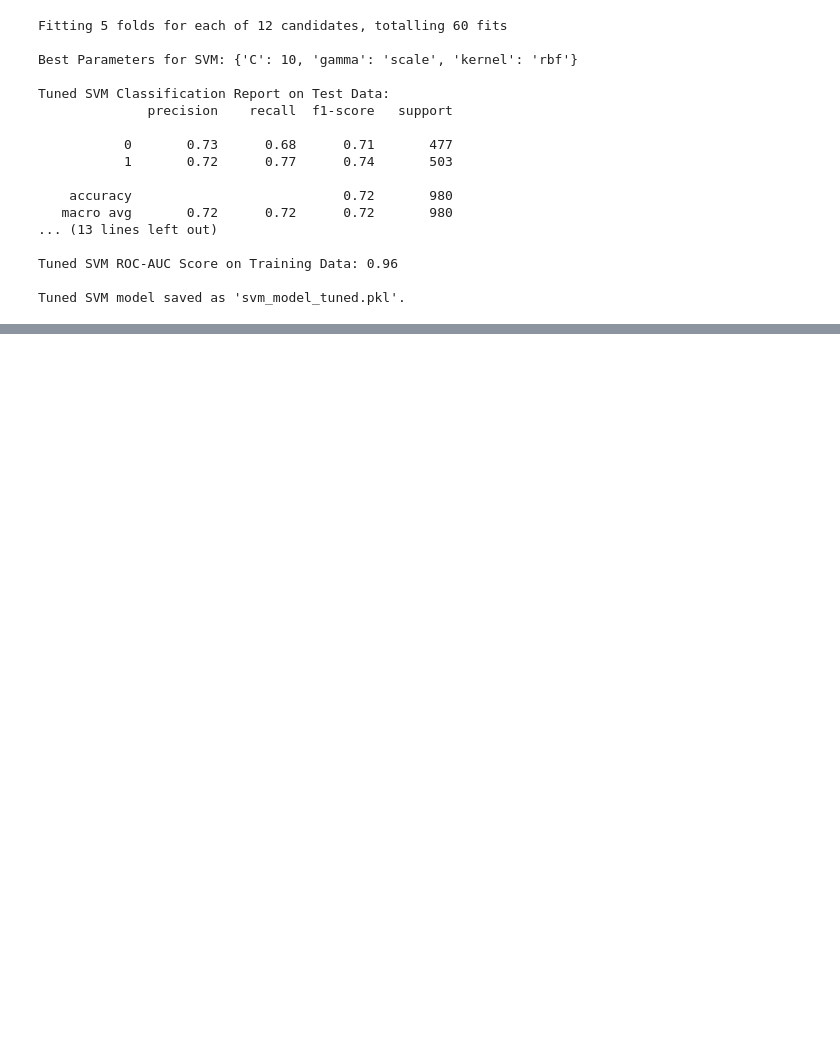
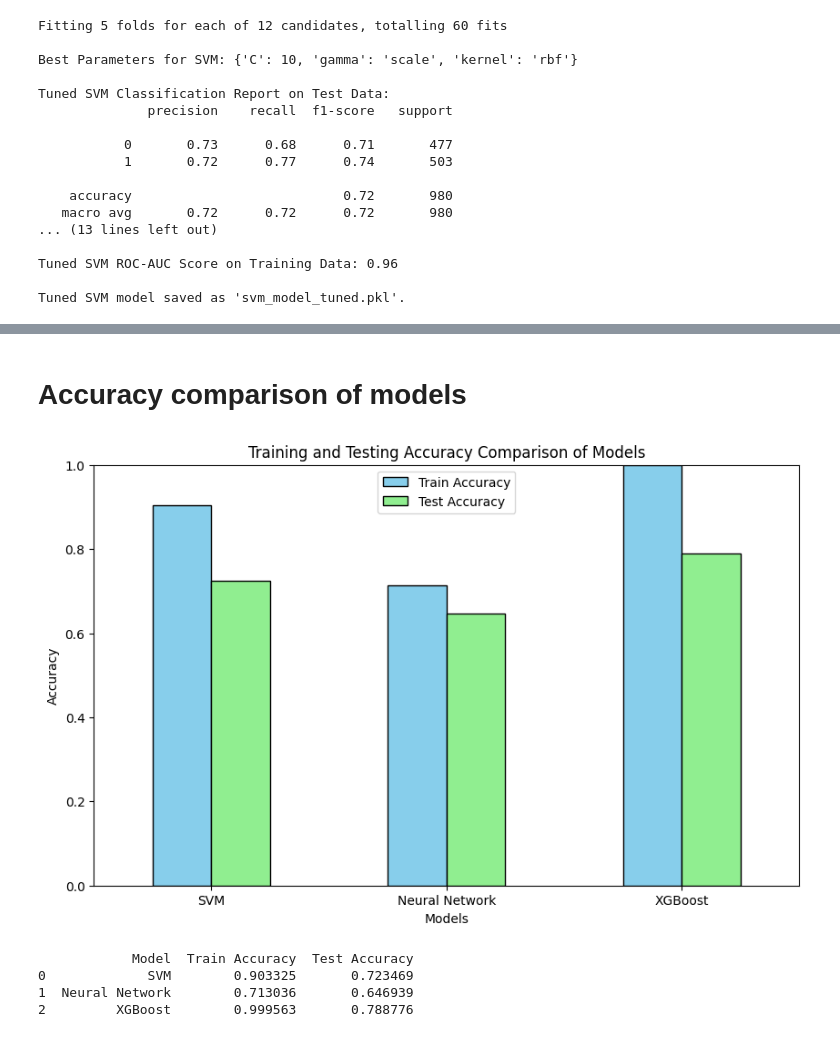
Before and after one commit to tharushaliyanagama/OralCancerEarlyDetection-DSGP, a Jupyter notebook: Text_Data_Analysis.ipynb, the cells around one changed output, grey strips where cells are left out. Saved outputs shown, nothing was run; the diff lists cells and outputs as text; code cells hidden in the pictures; blank space fills up the shorter version.

Commit message:
Add training and testing accuracy comparison for SVM, Neural Network, and XGBoost models

```diff
--- a/Text_Data_Analysis.ipynb
+++ b/Text_Data_Analysis.ipynb
@@ -525,0 +564,38 @@ XGBoost ROC-AUC Score on Training Data: 1.00
+# %% [markdown]
+# **Accuracy comparison of models**
+# %%
+# Create a dictionary to store the results
+results = {
+    'Model': ['SVM', 'Neural Network', 'XGBoost'],
+    'Train Accuracy': [
+        accuracy_score(y_train, svm_model_best.predict(X_train_scaled)),
+        accuracy_score(y_train, nn_model_best.predict(X_train_scaled)),
+        accuracy_score(y_train, xgb_model.predict(X_train_scaled))
+    ],
+    'Test Accuracy': [
+        accuracy_score(y_test, svm_model_best.predict(X_test_scaled)),
+        accuracy_score(y_test, nn_model_best.predict(X_test_scaled)),
+        accuracy_score(y_test, xgb_model.predict(X_test_scaled))
+    ]
+}
+
+# Convert the results into a DataFrame
+results_df = pd.DataFrame(results)
+
+# Plot the comparison
+results_df.set_index('Model').plot(kind='bar', figsize=(10, 6), color=['skyblue', 'lightgreen'], edgecolor='black')
+plt.title('Training and Testing Accuracy Comparison of Models')
+plt.ylabel('Accuracy')
+plt.xlabel('Models')
+plt.xticks(rotation=0)
+plt.ylim(0, 1)  # Set the y-axis limit from 0 to 1 for accuracy
+plt.show()
+
+# Print the results DataFrame
+print(results_df)
+# %% [output]
+[figure, added]
+            Model  Train Accuracy  Test Accuracy
+0             SVM        0.903325       0.723469
+1  Neural Network        0.713036       0.646939
+2         XGBoost        0.999563       0.788776
```
Also changed, not shown: parts of 32 cells of this notebook.
